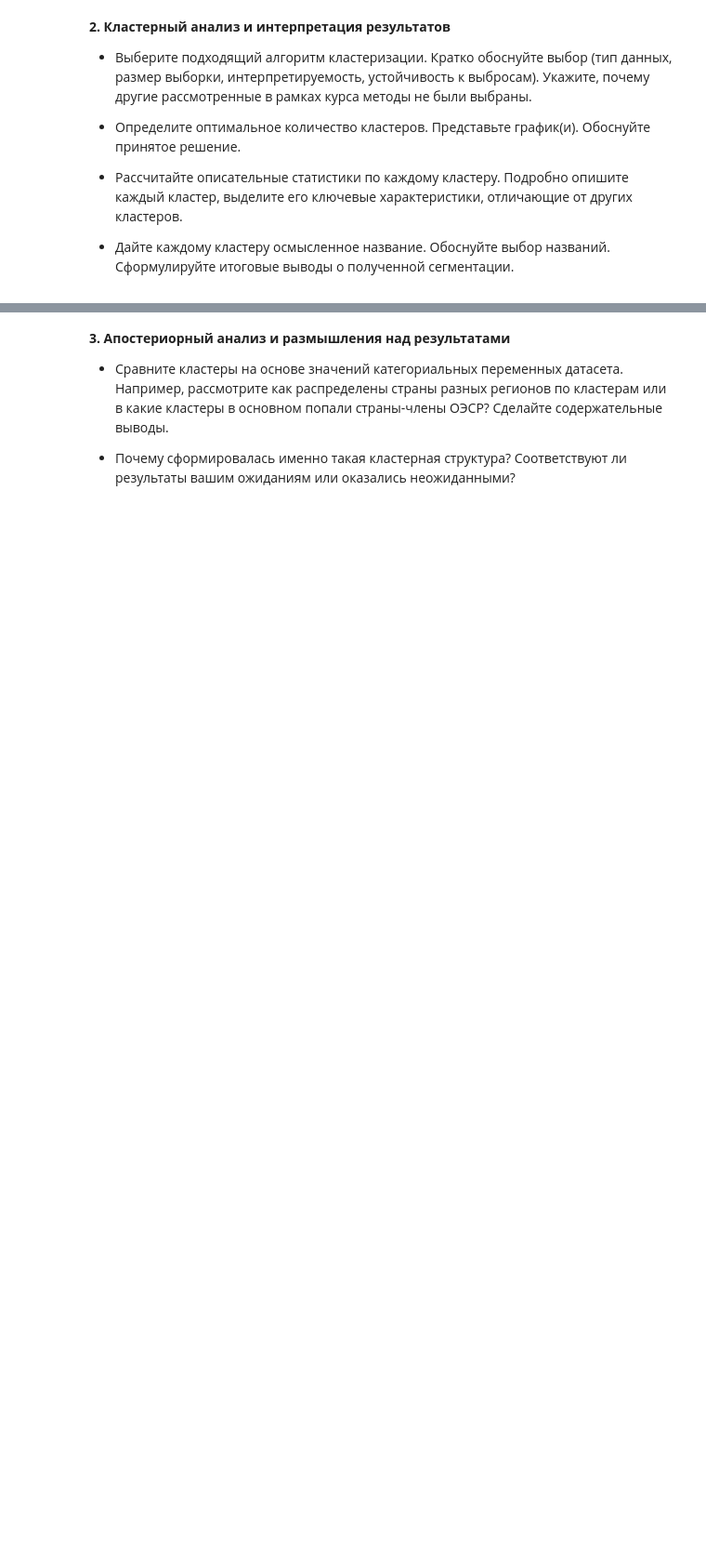
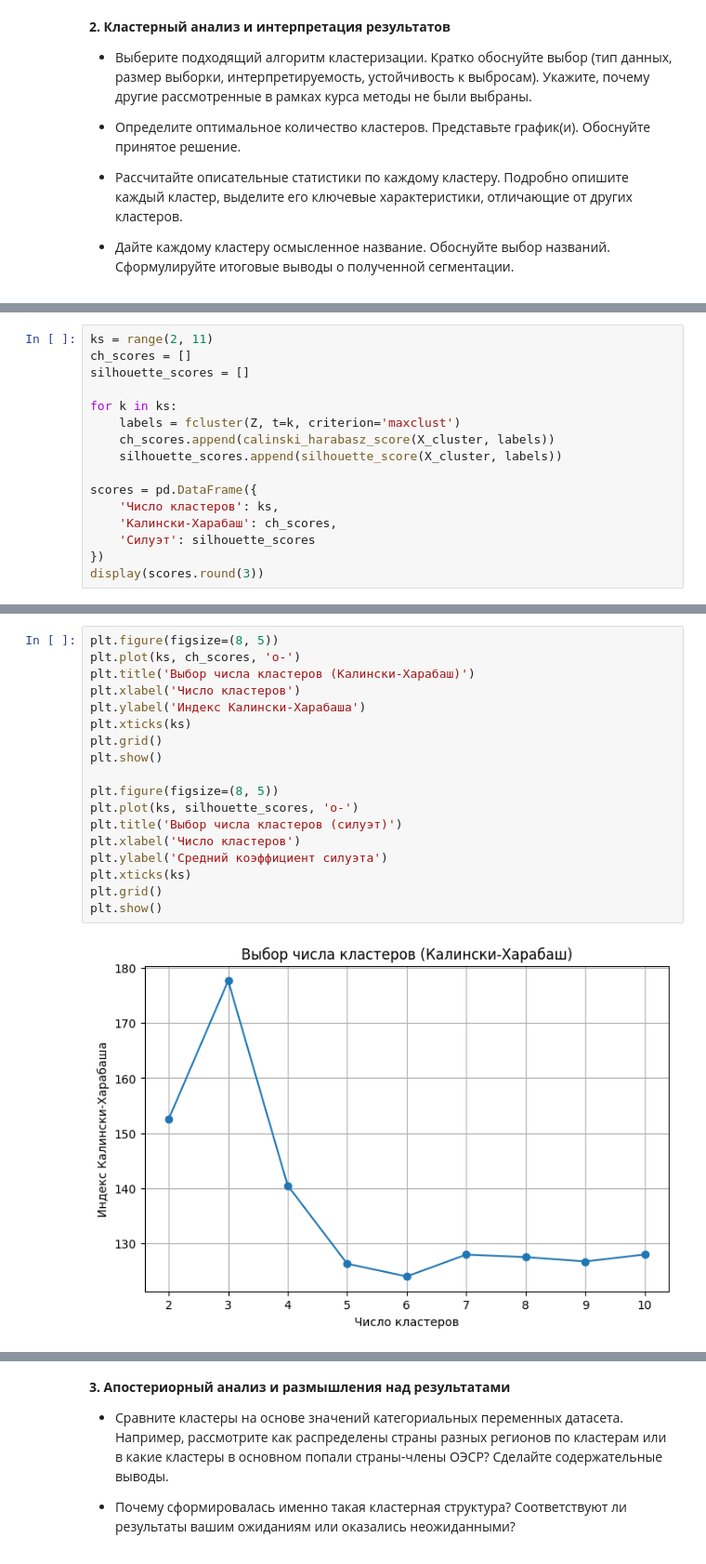
Before and after one commit to NickNatGame/Andan, a Jupyter notebook: NIS_ПЗ3.ipynb, the cells around one changed output, grey strips where cells are left out. Shown at 93% size. Cells and saved outputs as stored; diff of their text form; blank space fills up the shorter version.

```diff
--- a/NIS_ПЗ3.ipynb
+++ b/NIS_ПЗ3.ipynb
@@ -415,0 +438,16 @@ display(X_cluster.corr().round(3))
+# %%
+ks = range(2, 11)
+ch_scores = []
+silhouette_scores = []
+
+for k in ks:
+    labels = fcluster(Z, t=k, criterion='maxclust')
+    ch_scores.append(calinski_harabasz_score(X_cluster, labels))
+    silhouette_scores.append(silhouette_score(X_cluster, labels))
+
+scores = pd.DataFrame({
+    'Число кластеров': ks,
+    'Калински-Харабаш': ch_scores,
+    'Силуэт': silhouette_scores
+})
+display(scores.round(3))
@@ -415,0 +465,20 @@ display(X_cluster.corr().round(3))
+# %%
+plt.figure(figsize=(8, 5))
+plt.plot(ks, ch_scores, 'o-')
+plt.title('Выбор числа кластеров (Калински-Харабаш)')
+plt.xlabel('Число кластеров')
+plt.ylabel('Индекс Калински-Харабаша')
+plt.xticks(ks)
+plt.grid()
+plt.show()
+
+plt.figure(figsize=(8, 5))
+plt.plot(ks, silhouette_scores, 'o-')
+plt.title('Выбор числа кластеров (силуэт)')
+plt.xlabel('Число кластеров')
+plt.ylabel('Средний коэффициент силуэта')
+plt.xticks(ks)
+plt.grid()
+plt.show()
+# %% [output]
+[figure, added]
```
Also changed, not shown: parts of 55 cells of this notebook.
